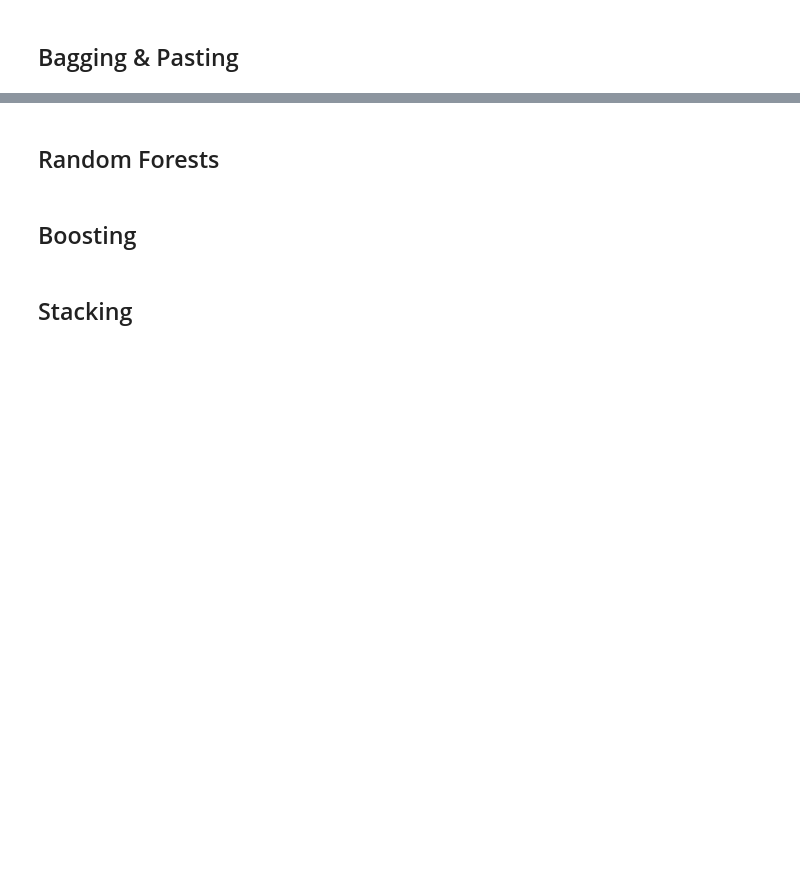
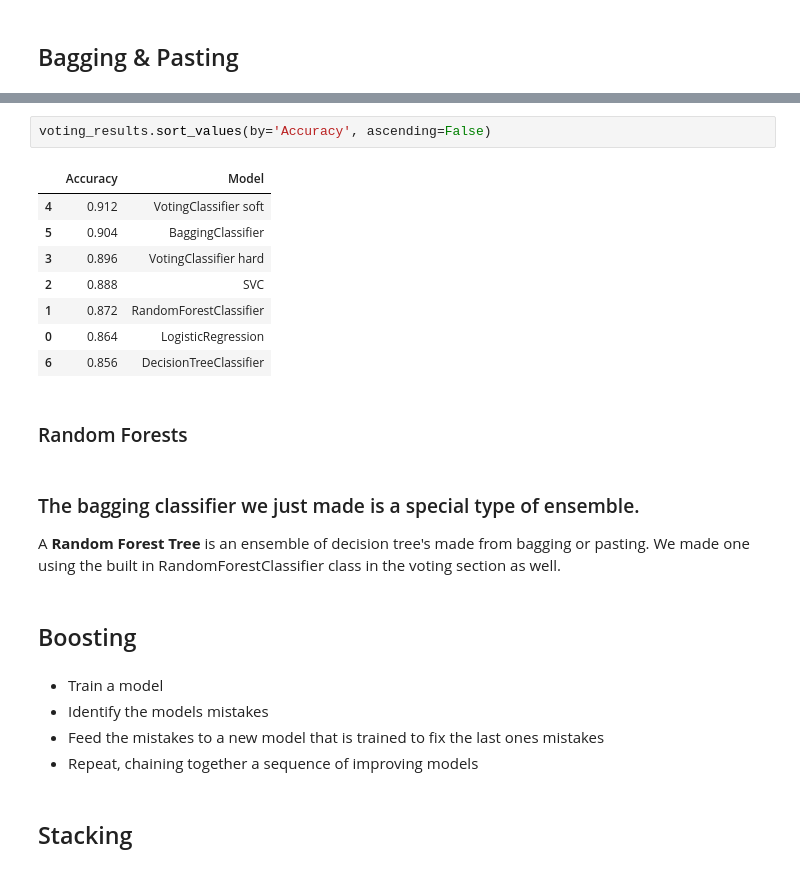
Before and after one commit to BKDuncan/Data-Science, a Jupyter notebook: machine-learning-fundamentals/Chapter 7 - Ensemble Learning & Random Forests.ipynb, the cells around one changed output, grey strips where cells are left out. Cells and saved outputs as stored; diff of their text form; blank space fills up the shorter version.

```diff
--- a/machine-learning-fundamentals/Chapter 7 - Ensemble Learning & Random Forests.ipynb
+++ b/machine-learning-fundamentals/Chapter 7 - Ensemble Learning & Random Forests.ipynb
@@ -60,6 +199,25 @@ voting_classifier = VotingClassifier(
+# %%
+voting_results.sort_values(by='Accuracy', ascending=False)
+# %% [output]
+|  | Accuracy | Model |
+| 4 | 0.912 | VotingClassifier soft |
+| 5 | 0.904 | BaggingClassifier |
+| 3 | 0.896 | VotingClassifier hard |
+| 2 | 0.888 | SVC |
+| 1 | 0.872 | RandomForestClassifier |
+| 0 | 0.864 | LogisticRegression |
+| 6 | 0.856 | DecisionTreeClassifier |
 # %% [markdown]
-## Random Forests
+### Random Forests
+# %% [markdown]
+### The bagging classifier we just made is a special type of ensemble.
+A **Random Forest Tree** is an ensemble of decision tree's made from bagging or pasting. We made one using the built in RandomForestClassifier class in the voting section as well.
 # %% [markdown]
 ## Boosting
+# %% [markdown]
+- Train a model
+- Identify the models mistakes
+- Feed the mistakes to a new model that is trained to fix the last ones mistakes
+- Repeat, chaining together a sequence of improving models
 # %% [markdown]
 ## Stacking
```
Also changed, not shown: parts of 21 cells of this notebook.
